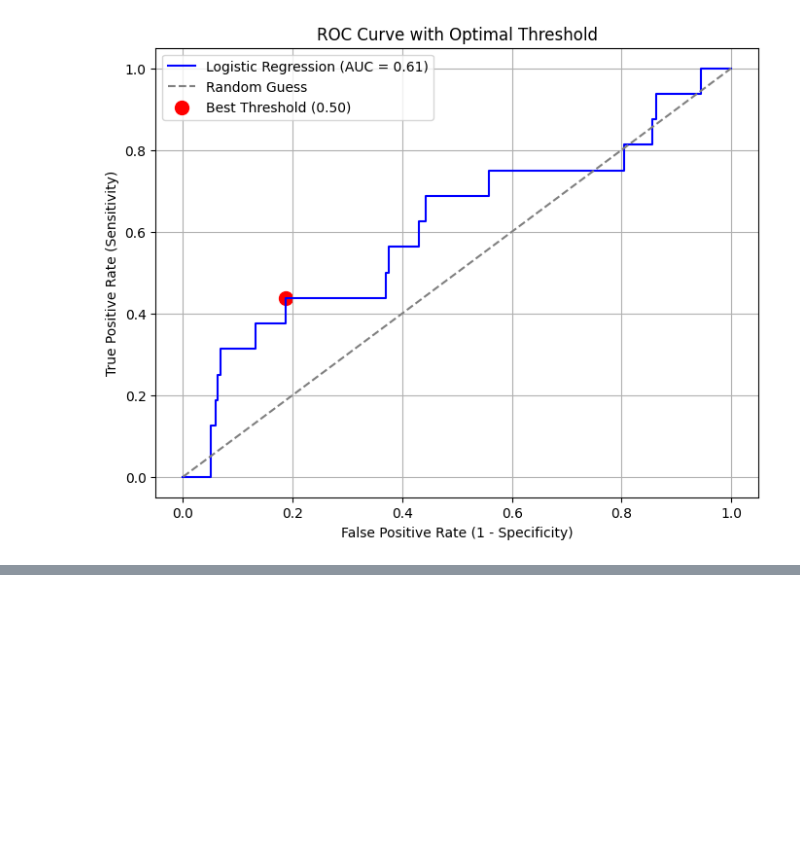
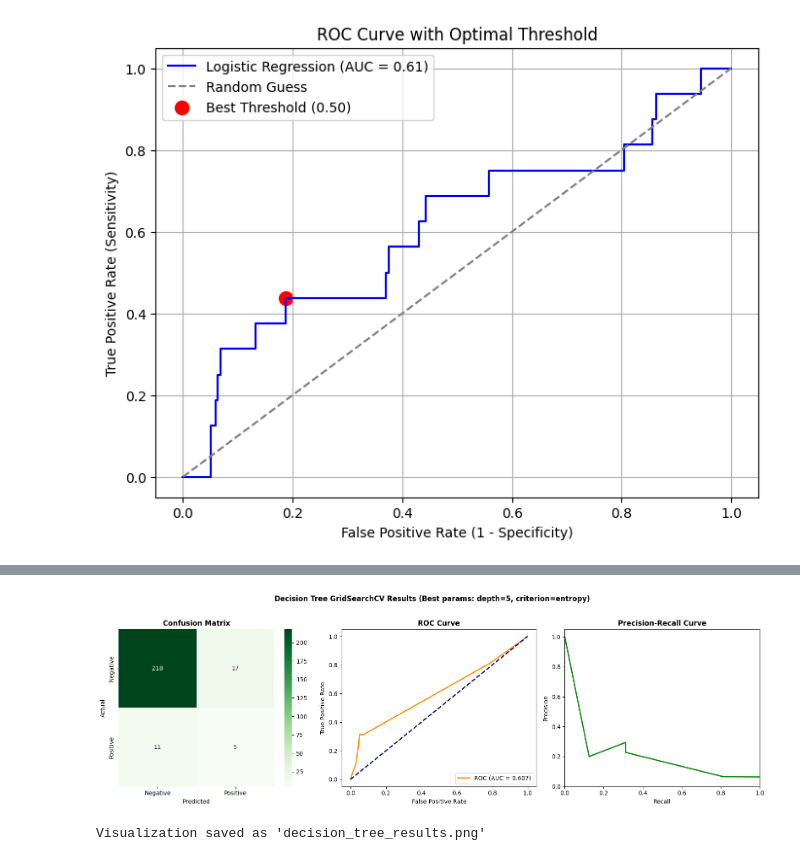
Before and after one commit to raajshekhar19/23FE10CSE00791_RAAJ_SHEKHAR, a Jupyter notebook: project.ipynb, the cells around one changed output, grey strips where cells are left out. Cells and saved outputs as stored; diff of their text form; code cells hidden in the pictures; blank space fills up the shorter version.

Commit message:
decision tree and svm implemented

```diff
--- a/project.ipynb
+++ b/project.ipynb
@@ -696,0 +862,18 @@ weighted avg       0.90      0.78      0.83       251
+# %%
+from sklearn.tree import DecisionTreeClassifier
+from sklearn.metrics import classification_report, confusion_matrix, accuracy_score
+
+dt_model = DecisionTreeClassifier(class_weight='balanced', random_state=42)
+
+dt_model.fit(X_train, y_train)
+
+y_pred_dt = dt_model.predict(X_test)
+
+# Eval
+print("Decision Tree Classifier")
+print(f"Accuracy: {accuracy_score(y_test, y_pred_dt):.4f}")
+print("\nConfusion Matrix:")
+print(confusion_matrix(y_test, y_pred_dt))
+print("\nClassification Report:")
+target_names = ['Negative', 'Positive']
+print(classification_report(y_test, y_pred_dt, target_names=target_names))
@@ -696,0 +952,47 @@ weighted avg       0.90      0.78      0.83       251
+# %%
+import matplotlib.pyplot as plt
+import seaborn as sns
+from sklearn.metrics import roc_curve, auc, precision_recall_curve, confusion_matrix
+
+y_pred_proba_dt = best_dt.predict_proba(X_test)[:, 1]
+
+fig, axes = plt.subplots(1, 3, figsize=(16, 5))
+
+#Confusion Matrix
+cm = confusion_matrix(y_test, y_pred_dt_grid)
+sns.heatmap(cm, annot=True, fmt='d', cmap='Greens', ax=axes[0],
+            xticklabels=['Negative', 'Positive'],
+            yticklabels=['Negative', 'Positive'])
+axes[0].set_title('Confusion Matrix', fontsize=12, fontweight='bold')
+axes[0].set_xlabel('Predicted')
+axes[0].set_ylabel('Actual')
+
+#ROC Curve
+fpr, tpr, _ = roc_curve(y_test, y_pred_proba_dt)
+roc_auc = auc(fpr, tpr)
+axes[1].plot(fpr, tpr, color='darkorange', lw=2, label=f'ROC (AUC = {roc_auc:.3f})')
+axes[1].plot([0, 1], [0, 1], color='navy', lw=2, linestyle='--')
+axes[1].set_xlabel('False Positive Rate')
+axes[1].set_ylabel('True Positive Rate')
+axes[1].set_title('ROC Curve', fontsize=12, fontweight='bold')
+axes[1].legend(loc='lower right')
+
+#Precision-Recall Curve
+precision, recall, _ = precision_recall_curve(y_test, y_pred_proba_dt)
+axes[2].plot(recall, precision, color='green', lw=2)
+axes[2].set_xlabel('Recall')
+axes[2].set_ylabel('Precision')
+axes[2].set_title('Precision-Recall Curve', fontsize=12, fontweight='bold')
+axes[2].set_xlim([0.0, 1.0])
+axes[2].set_ylim([0.0, 1.05])
+
+plt.suptitle(f'Decision Tree GridSearchCV Results (Best params: depth={dt_grid_search.best_params_["max_depth"]}, criterion={dt_grid_search.best_params_["criterion"]})',
+             fontsize=12, fontweight='bold', y=1.02)
+plt.tight_layout()
+plt.savefig('decision_tree_results.png', dpi=150, bbox_inches='tight')
+plt.show()
+
+print("\nVisualization saved as 'decision_tree_results.png'")
+# %% [output]
+[figure, added]
+Visualization saved as 'decision_tree_results.png'
```
Also changed, not shown: parts of 6 cells of this notebook, 4 other files.
